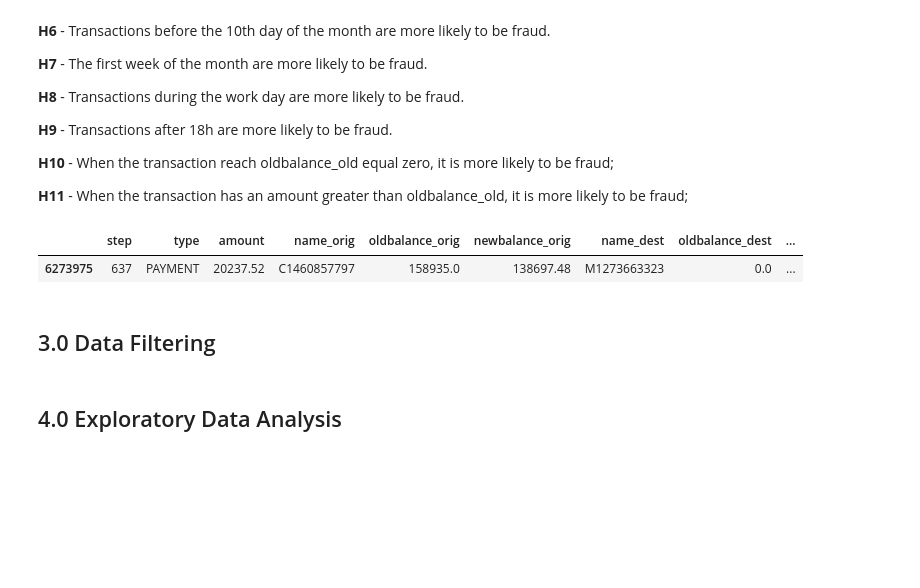
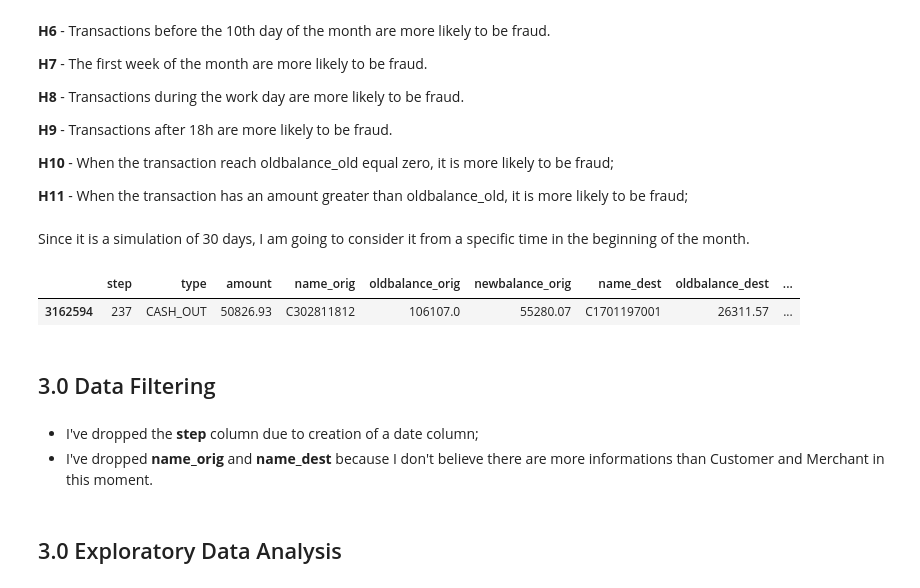
Before and after one commit to jooaobrum/blocker-fraud-company, a Jupyter notebook: notebooks/blocker_fraud_company.ipynb, the cells around one changed output. Drawn from its saved outputs; the diff is of its cells as text; code cells hidden in the pictures; blank space fills up the shorter version.

Commit message:
Add feature engineering and data filtering

```diff
--- a/notebooks/blocker_fraud_company.ipynb
+++ b/notebooks/blocker_fraud_company.ipynb
@@ -230,3 +233,5 @@ Image('../images/mind_map_fraud.png')
 **H10** - When the transaction reach oldbalance_old equal zero, it is more likely to be fraud;
 
 **H11** - When the transaction has an amount greater than oldbalance_old, it is more likely to be fraud;
+# %% [markdown]
+Since it is a simulation of 30 days, I am going to consider it from a specific time in the beginning of the month.
@@ -233,8 +252,50 @@ Image('../images/mind_map_fraud.png')
+# %%
+# Function that calculates the error after a transaction in the destination side
+# NEW and OLD balance for Merchants are always 0
+def error_after_transaction_dest(transaction_type, old, new, amount):
+    if transaction_type == 'CASH_IN':
+        return old - amount - new
+    elif transaction_type == 'CASH_OUT':
+        return old + amount - new
+    elif transaction_type == 'DEBIT':
+        return old + amount - new
+    elif transaction_type == 'PAYMENT':
+        return 0
+
+    else:
+        return old + amount - new
+# %%
+#  Stratifying the transaction's amount
+df2['amount_group'] = df2['amount'].apply(lambda x: 0 if x < 50000 else 1 if (x >=50000) & (x < 200000) else 2)
+
+# Since it is a simulation, I'm going to consider it started in 01/09/2015 00:00:00 and each step is one hour
+df2['date'] = df2['step'].apply(lambda x:  datetime(2015, 9, 1, 00, 00, 00) + timedelta(hours=x))
+
+# Extract day
+df2['day'] = df2['date'].dt.day
+
+# Extract day of week
+df2['day_of_week'] = df2['date'].dt.dayofweek
+
+# Extract hour
+df2['hour'] = df2['date'].dt.hour
+
+# The error after the transaction is calculated based on type of transaction, this can help the model to find when the money didn't add or subtract from the bank account
+df2['error_after_tran_orig'] = df2.apply(lambda x: error_after_transaction_orig(x['type'], x['oldbalance_orig'], x['newbalance_orig'], x['amount']), axis = 1)
+
+# The error after the transaction is calculated based on type of transaction, this can help the model to find when the money didn't add or subtract from the bank account
+df2['error_after_tran_dest'] = df2.apply(lambda x: error_after_transaction_dest(x['type'], x['oldbalance_dest'], x['newbalance_dest'], x['amount']), axis = 1)
+
+# Define if a client of origin is a Customer or a Merchant
+df2['client_origin'] = df2['name_orig'].apply(lambda x: 'Customer' if 'C' in x else 'Merchant')
+
+# Define if a client of destination is a Customer or a Merchant
+df2['client_destination'] = df2['name_dest'].apply(lambda x: 'Customer' if 'C' in x else 'Merchant')
 # %%
-df2['step']
+df2.sample()
 # %% [output]
 |  | step | type | amount | name_orig | oldbalance_orig | newbalance_orig | name_dest | oldbalance_dest | ... |
-| 6273975 | 637 | PAYMENT | 20237.52 | C1460857797 | 158935.0 | 138697.48 | M1273663323 | 0.0 | ... |
+| 3162594 | 237 | CASH_OUT | 50826.93 | C302811812 | 106107.0 | 55280.07 | C1701197001 | 26311.57 | ... |
 # %% [markdown]
 ## 3.0 Data Filtering
 # %%
@@ -242,3 +306,6 @@ df3 = df2.copy()
+# %% [markdown]
+- I've dropped the **step** column due to creation of a date column;
+- I've dropped **name_orig** and **name_dest** because I don't believe there are more informations than Customer and Merchant in this moment.
 # %% [markdown]
-## 4.0 Exploratory Data Analysis
+## 3.0 Exploratory Data Analysis
 # %% [markdown]
```
Also changed, not shown: parts of 7 cells of this notebook.
